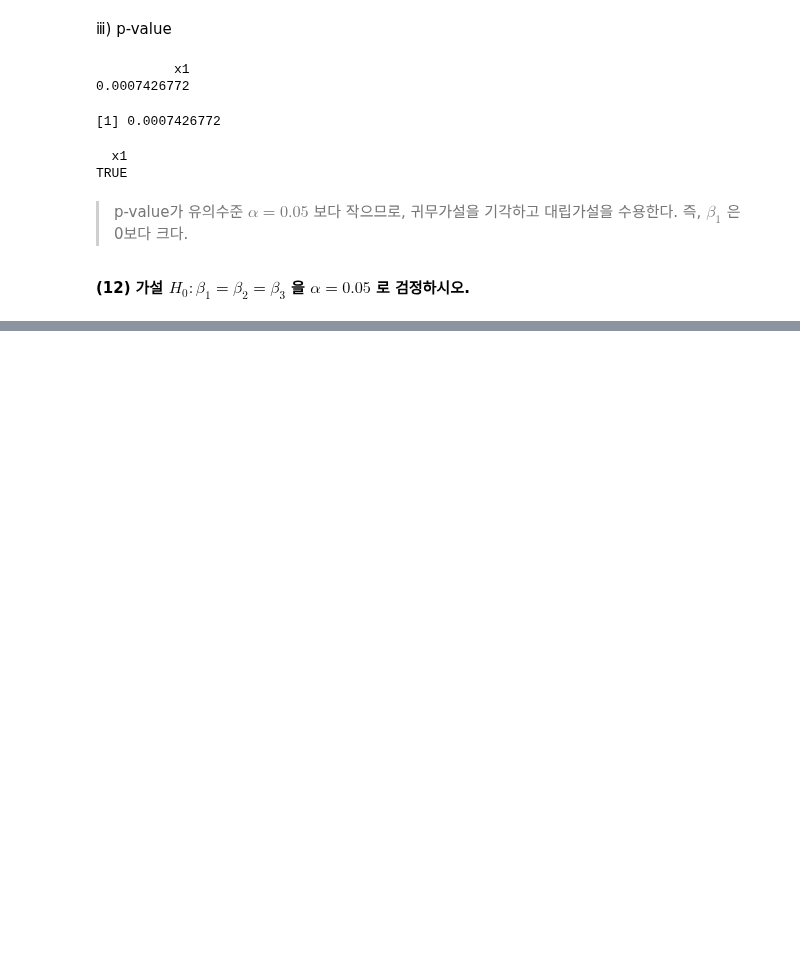
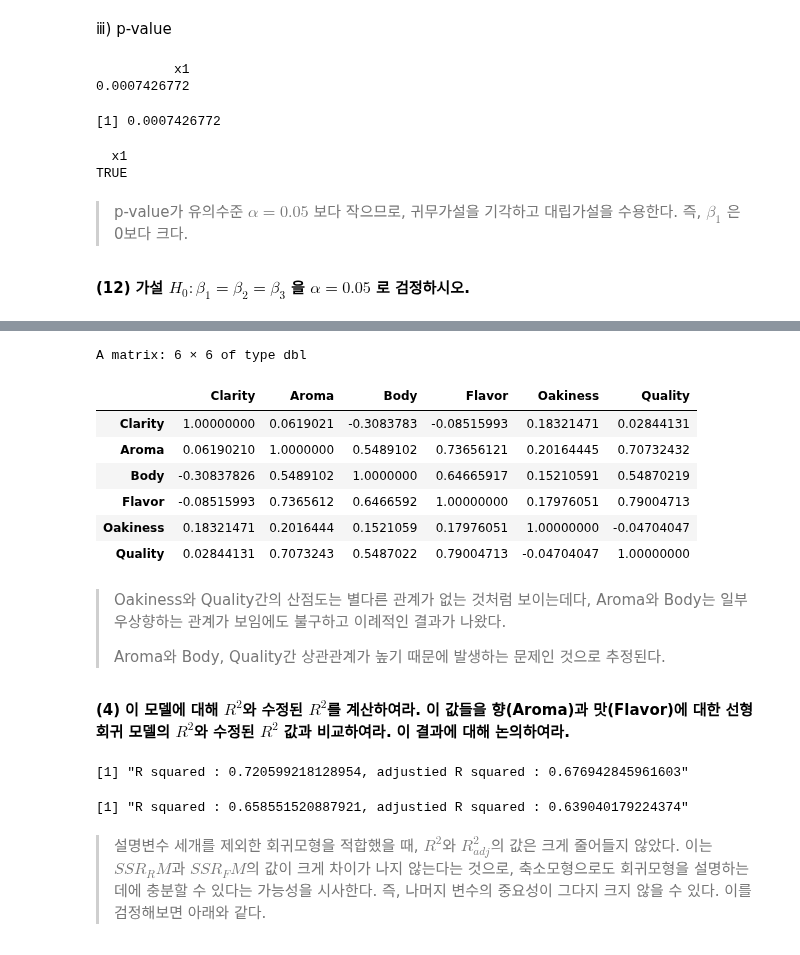
Before and after one commit to HollyRiver/R, a Jupyter notebook: regression analysis/hw/RA 2/강신성_HW02.ipynb, the cells around one changed output, grey strips where cells are left out. Cells and saved outputs as stored; diff of their text form; code cells hidden in the pictures; blank space fills up the shorter version.

```diff
--- a/regression analysis/hw/RA 2/강신성_HW02.ipynb
+++ b/regression analysis/hw/RA 2/강신성_HW02.ipynb
@@ -228,0 +439,28 @@ TRUE
+# %%
+cor(df)
+# %% [output]
+A matrix: 6 × 6 of type dbl
+|  | Clarity | Aroma | Body | Flavor | Oakiness | Quality |
+| Clarity | 1.00000000 | 0.0619021 | -0.3083783 | -0.08515993 | 0.18321471 | 0.02844131 |
+| Aroma | 0.06190210 | 1.0000000 | 0.5489102 | 0.73656121 | 0.20164445 | 0.70732432 |
+| Body | -0.30837826 | 0.5489102 | 1.0000000 | 0.64665917 | 0.15210591 | 0.54870219 |
+| Flavor | -0.08515993 | 0.7365612 | 0.6466592 | 1.00000000 | 0.17976051 | 0.79004713 |
+| Oakiness | 0.18321471 | 0.2016444 | 0.1521059 | 0.17976051 | 1.00000000 | -0.04704047 |
+| Quality | 0.02844131 | 0.7073243 | 0.5487022 | 0.79004713 | -0.04704047 | 1.00000000 |
+# %% [markdown]
+> Oakiness와 Quality간의 산점도는 별다른 관계가 없는 것처럼 보이는데다, Aroma와 Body는 일부 우상향하는 관계가 보임에도 불구하고 이례적인 결과가 나왔다.
+>
+> Aroma와 Body, Quality간 상관관계가 높기 때문에 발생하는 문제인 것으로 추정된다.
+# %% [markdown]
+**(4) 이 모델에 대해 $R^2$와 수정된 $R^2$를 계산하여라. 이 값들을 향(Aroma)과 맛(Flavor)에 대한 선형 회귀 모델의 $R^2$와 수정된 $R^2$ 값과 비교하여라. 이 결과에 대해 논의하여라.**
+# %%
+print(paste("R squared : ", summary(predictr)$r.squared, ", adjustied R squared : ", summary(predictr)$adj.r.squared, sep = ""))
+# %% [output]
+[1] "R squared : 0.720599218128954, adjustied R squared : 0.676942845961603"
+# %%
+rm_predictr <- lm(Quality~Aroma+Flavor, df)
+print(paste("R squared : ", summary(rm_predictr)$r.squared, ", adjustied R squared : ", summary(rm_predictr)$adj.r.squared, sep = ""))
+# %% [output]
+[1] "R squared : 0.658551520887921, adjustied R squared : 0.639040179224374"
+# %% [markdown]
+> 설명변수 세개를 제외한 회귀모형을 적합했을 때, $R^2$와 $R^2_{adj}$의 값은 크게 줄어들지 않았다. 이는 $SSR_RM$과 $SSR_FM$의 값이 크게 차이가 나지 않는다는 것으로, 축소모형으로도 회귀모형을 설명하는 데에 충분할 수 있다는 가능성을 시사한다. 즉, 나머지 변수의 중요성이 그다지 크지 않을 수 있다. 이를 검정해보면 아래와 같다.
```
Also changed, not shown: parts of 97 cells of this notebook, 5 other files.
